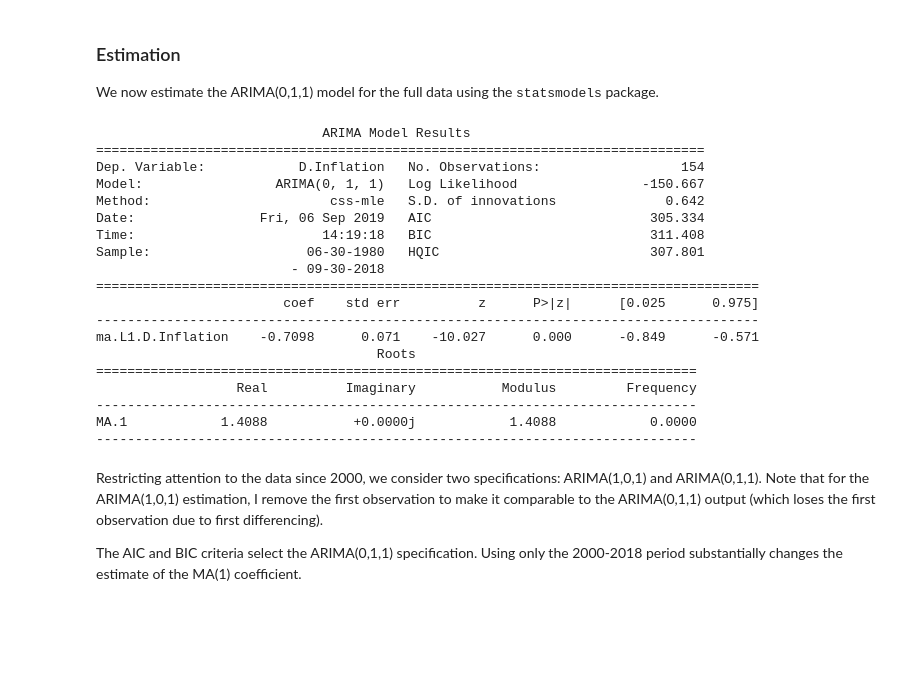
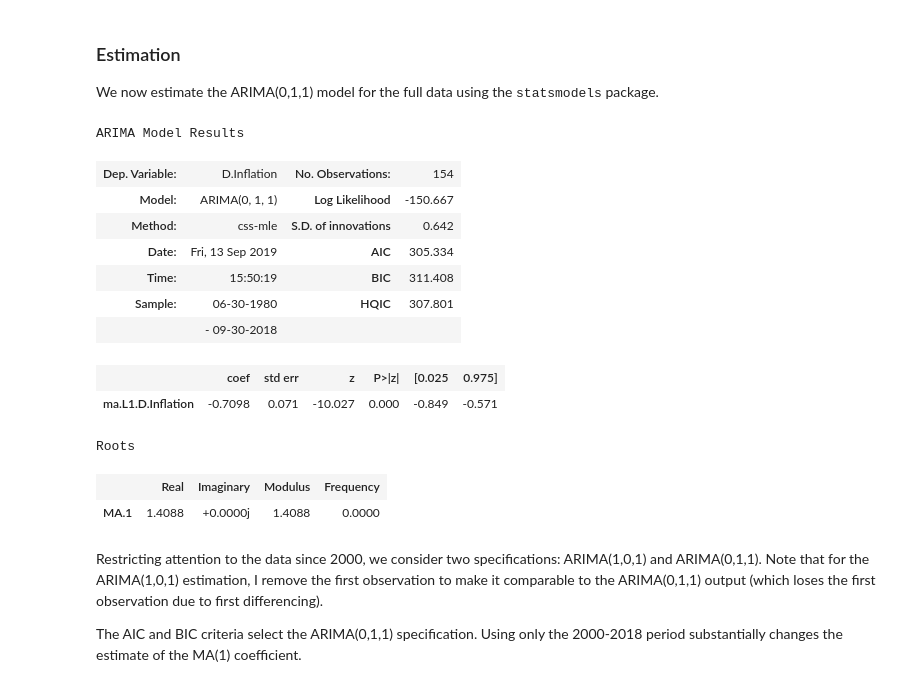
Before and after one commit to caropilardiaz/AnalisisSeriesTemporales, a Jupyter notebook: Tutorial04 ARIMA.ipynb, the cells around one changed output. Saved outputs shown, nothing was run; the diff lists cells and outputs as text; code cells hidden in the pictures; blank space fills up the shorter version.

```diff
--- a/Tutorial04 ARIMA.ipynb
+++ b/Tutorial04 ARIMA.ipynb
@@ -130,27 +139,21 @@ We now estimate the ARIMA(0,1,1) model for the full data using the <TT>statsmode
 # %%
 arima1 = sm.tsa.ARIMA(y, order=(0, 1, 1)).fit(trend='nc')
                         # trend='nc' option estimates a model without a drift
-print(arima1.summary())
+arima1.summary()
 # %% [output]
-                             ARIMA Model Results
-==============================================================================
-Dep. Variable:            D.Inflation   No. Observations:                  154
-Model:                 ARIMA(0, 1, 1)   Log Likelihood                -150.667
-Method:                       css-mle   S.D. of innovations              0.642
-Date:                Fri, 06 Sep 2019   AIC                            305.334
-Time:                        14:19:18   BIC                            311.408
-Sample:                    06-30-1980   HQIC                           307.801
-                         - 09-30-2018
-=====================================================================================
-                        coef    std err          z      P>|z|      [0.025      0.975]
--------------------------------------------------------------------------------------
-ma.L1.D.Inflation    -0.7098      0.071    -10.027      0.000      -0.849      -0.571
-                                    Roots
-=============================================================================
-                  Real          Imaginary           Modulus         Frequency
------------------------------------------------------------------------------
-MA.1            1.4088           +0.0000j            1.4088            0.0000
------------------------------------------------------------------------------
+ARIMA Model Results
+| Dep. Variable: | D.Inflation | No. Observations: | 154 |
+| Model: | ARIMA(0, 1, 1) | Log Likelihood | -150.667 |
+| Method: | css-mle | S.D. of innovations | 0.642 |
+| Date: | Fri, 13 Sep 2019 | AIC | 305.334 |
+| Time: | 15:50:19 | BIC | 311.408 |
+| Sample: | 06-30-1980 | HQIC | 307.801 |
+|  | - 09-30-2018 |  |  |
+|  | coef | std err | z | P>|z| | [0.025 | 0.975] |
+| ma.L1.D.Inflation | -0.7098 | 0.071 | -10.027 | 0.000 | -0.849 | -0.571 |
+Roots
+|  | Real | Imaginary | Modulus | Frequency |
+| MA.1 | 1.4088 | +0.0000j | 1.4088 | 0.0000 |
 # %% [markdown]
 Restricting attention to the data since 2000, we consider two specifications: ARIMA(1,0,1) and ARIMA(0,1,1). Note that for the ARIMA(1,0,1) estimation, I remove the first observation to make it comparable to the ARIMA(0,1,1) output (which loses the first observation due to first differencing).
 
```
Also changed, not shown: parts of 9 cells of this notebook.
